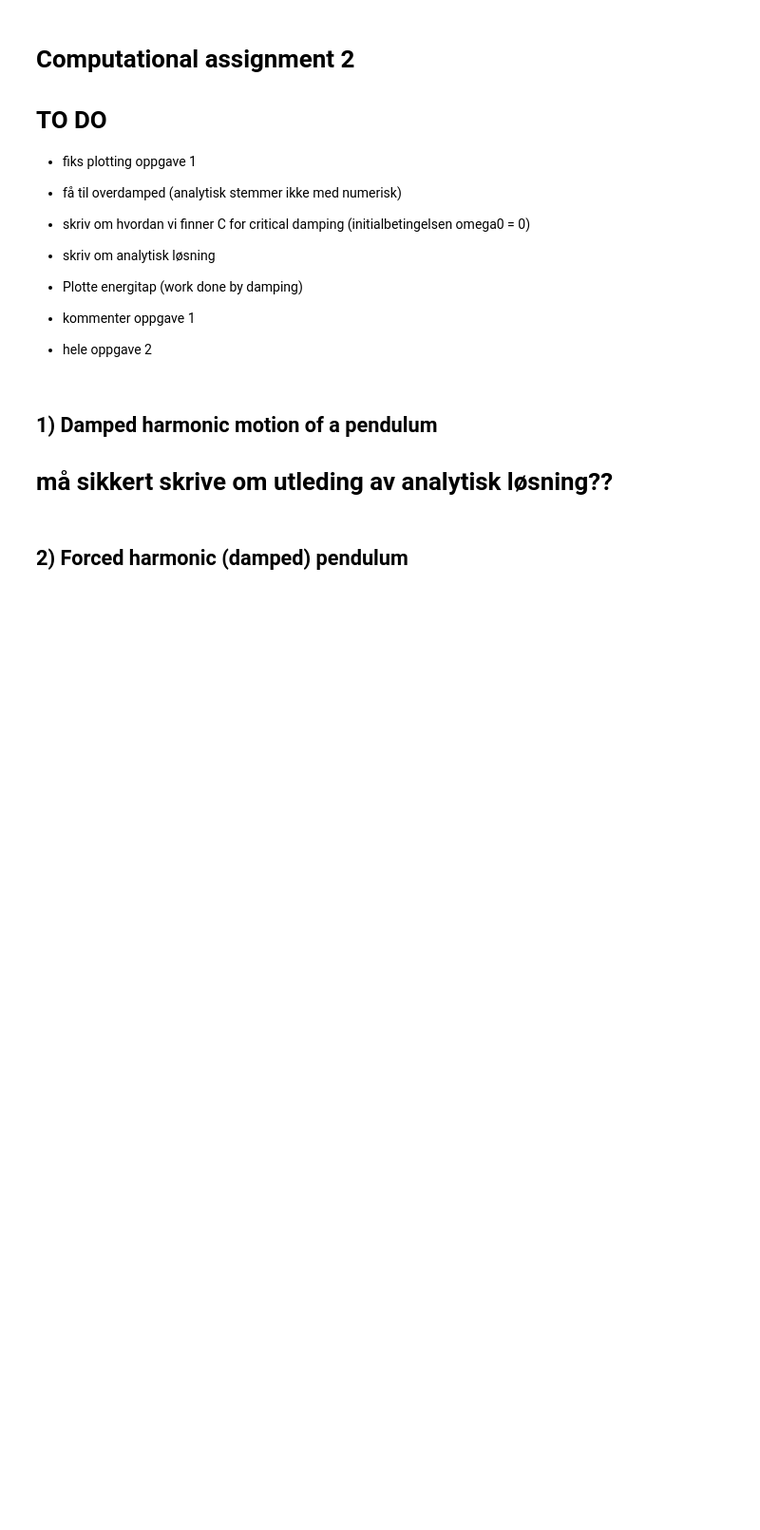
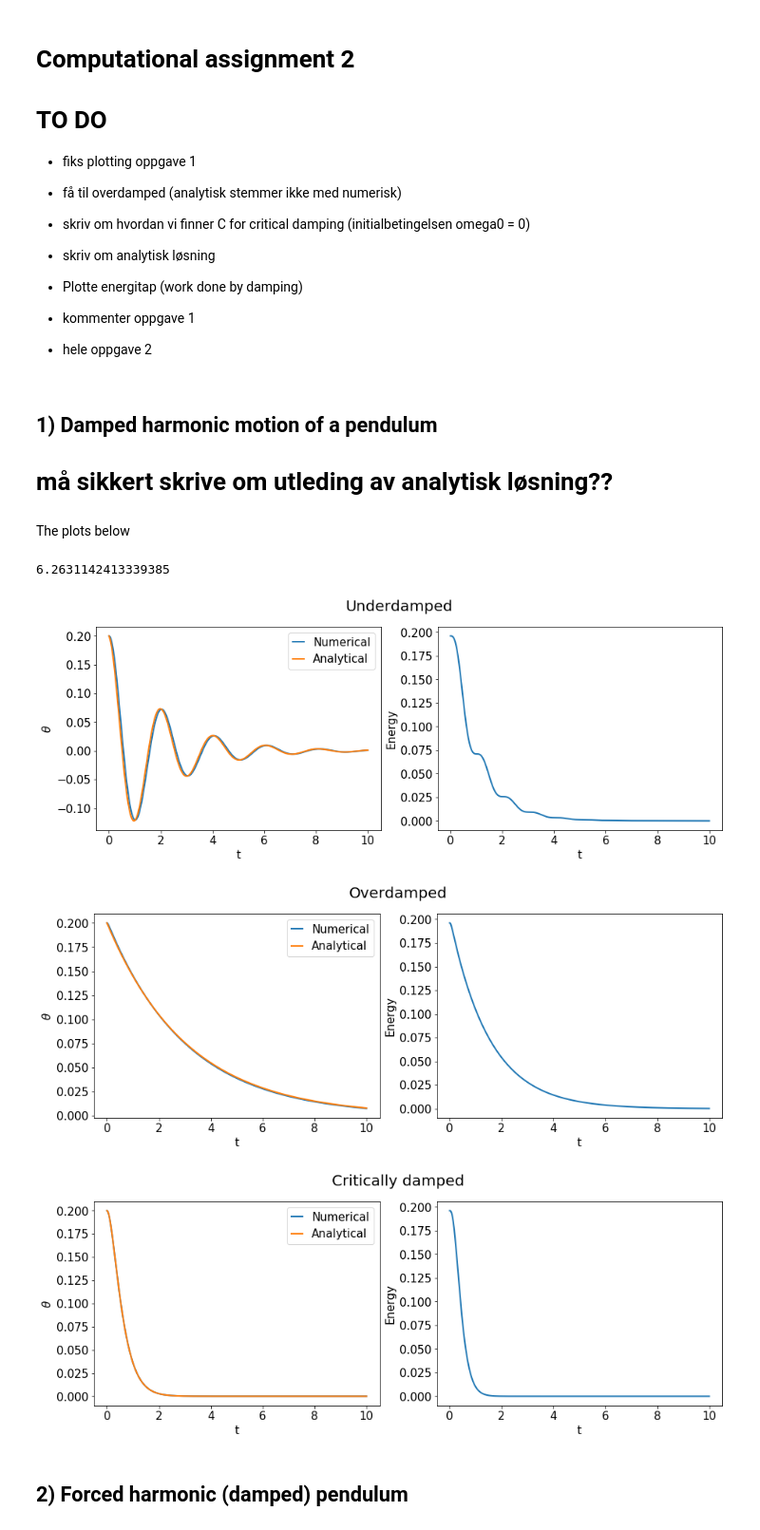
Before and after one commit to sigriaun/pendulum2, a Jupyter notebook: pendulum2.ipynb, the cells around one changed output. Shown at 95% size. Saved outputs shown, nothing was run; the diff lists cells and outputs as text; code cells hidden in the pictures; blank space fills up the shorter version.

```diff
--- a/pendulum2.ipynb
+++ b/pendulum2.ipynb
@@ -31,10 +31,9 @@ newparams = {'axes.titlesize': fontsize, 'axes.labelsize': fontsize,
 
 plt.rcParams.update(newparams)
 # %%
-"""Ville ta inn q som en parameter i funksjonen f, vet ikke hvordan dette løses best.
-Derfor definerer jeg Kutta4 på nytt som en midlertidig løsning"""
-
-def Kutta4(f,t0,y0,h,nsteps,q=q0,omega_D=1):
+"""Defining functions"""
+#Runge Kutta
+def Kutta4(f,t0,y0,h,nsteps,q=1,omega_D=1):
     Y=np.zeros((nsteps,2))  #2D array. Y[:,0] is theta values and Y[:,1] is omega values
     Y[0]=y0 #initial values
 
@@ -58,11 +57,12 @@ def total_energy(theta, omega,l):
     for i in range(len(theta)):
         E[i] = 1/2*l**2*(omega[i]**2+g/l*theta[i]**2) #calculating the energy based on theta and omega values
     return E
+# %% [markdown]
+The plots below
 # %%
-#default value of the damping parameter  ?????? trenger kanskje ikke denne, men den er oppgitt i oppgaven
-q0=1
 
-#constants and initial values
+"""Defining constants and initial values"""
+q0=1 #???????????trengs den?
 delta_t=0.01 #?????????Hvilken verdi skal vi bruke????
 nsteps =int(10/delta_t)   #??????Hvilken verdi skal vi bruke her da????
 theta0 = 0.2
@@ -70,17 +70,14 @@ omega0 =0
 x0 = np.array([theta0,omega0])
 g=sc.g
 l=1
-
-
-"""faseforskyvning?????"""
-phi = np.pi/2
+phi = np.pi/2 #Faseforskyngning (Trengs den?)
 
 
 def f_damped(w,t,q,omega_D):
     return np.array([w[1],-g/l*w[0]-q*w[1]])
 
 
-"""Bare en første test"""
+"""Bare en første test,SLETT?"""
 #x_rk, t =  Kutta4(f2,0,x0,delta_t,nsteps,q)
 #theta_damped = x_rk[:,0]
 #plt.plot(t,theta_damped)
@@ -109,33 +106,41 @@ def plot_damped(q,analytic_sol,title): #sett sikkert inn flere parametre her
     plt.ylabel("Energy")
     plt.xlabel("t")
     plt.plot(t,energy)
 
 
 
 def analytic_sol_u(t,q):
     return theta0 * np.exp(-q*t/2) * np.sin(np.sqrt(g/l - q**2/4)*t + phi )
 
 def analytic_sol_o(t,q):  ##pluss eller minus???????????????
     exp_fact= (q/2 - np.sqrt(q**2/4 + g/l))
     return theta0 * np.exp(exp_fact*t)
     return theta0 * np.exp(-(q/2 - np.sqrt(q**2/4 + g/l))*t)
     #return theta0 * np.exp( -(q/2 + np.sqrt(q**2/4 + g/l))*t)
 
 def analytic_sol_c(t,q): ###Hva er C ???????????????????
     C=theta0*q/2   #hva i all verden er denne????
     return (theta0 + C*t ) * np.exp(-q*t/2)
 
+
+
+"""Plotting"""
 """Underdamped  q^2 < 4g/l  """
 q_u=1
 plot_damped(q_u,analytic_sol_u,"Underdamped")
 
 """Overdamped q^2>4g/l"""
 q_o=30
 plot_damped(q_o,analytic_sol_o,"Overdamped")
 
 """Critically damped q"""
 q_c=np.sqrt(4*g/l)
 plot_damped(q_c,analytic_sol_c,"Critically damped")
+# %% [output]
+6.2631142413339385
+[figure, added]
+[figure, added]
+[figure, added]
 # %% [markdown]
 ## 2) Forced harmonic (damped) pendulum
 # %%
```
Also changed, not shown: parts of 5 cells of this notebook.
